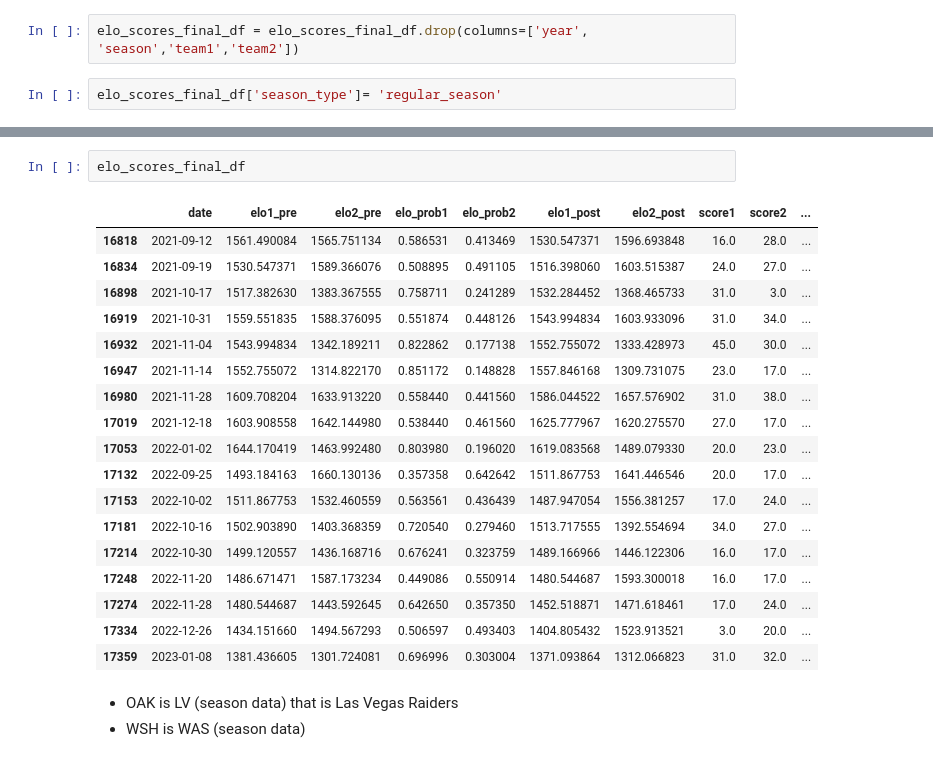
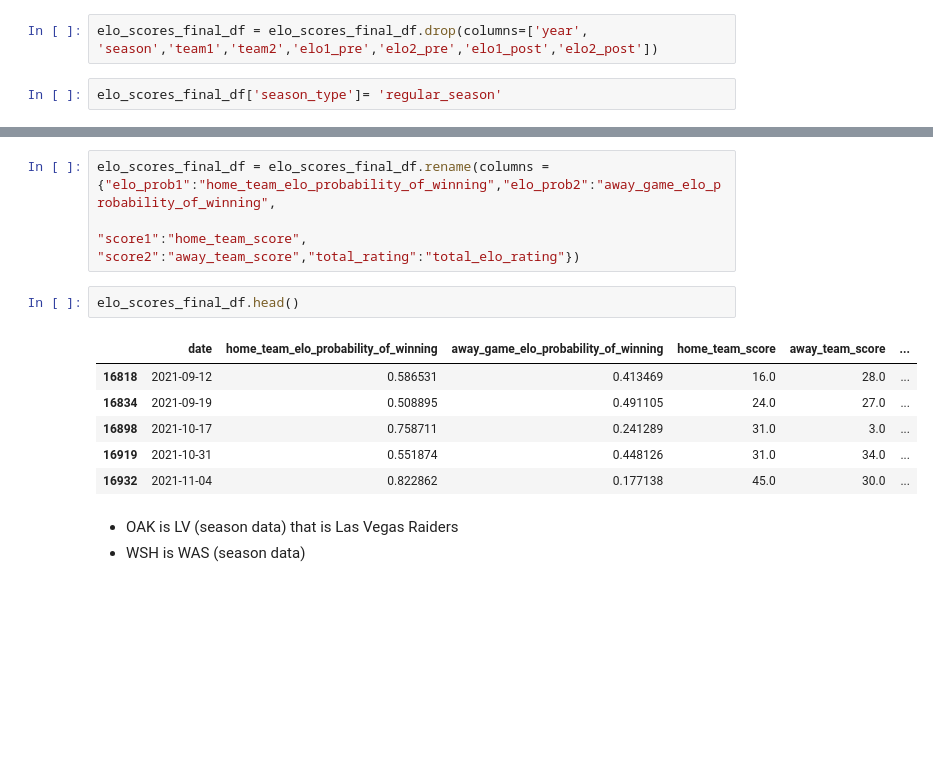
Before and after one commit to pondyasha/NFL_Attendence_Prediction, a Jupyter notebook: colts_analysis.ipynb, the cells around one changed output, grey strips where cells are left out. Saved outputs shown, nothing was run; the diff lists cells and outputs as text; blank space fills up the shorter version.

```diff
--- a/colts_analysis.ipynb
+++ b/colts_analysis.ipynb
@@ -202,6 +202,6 @@ elo_scores_final_df['year'] = elo_scores_final_df['season'].astype(str).str[-2:]
 # %%
 elo_scores_final_df['event_name'] = elo_scores_final_df['team1']+elo_scores_final_df['year'].astype(str)+elo_scores_final_df['team2']
 # %%
-elo_scores_final_df = elo_scores_final_df.drop(columns=['year', 'season','team1','team2'])
+elo_scores_final_df = elo_scores_final_df.drop(columns=['year', 'season','team1','team2','elo1_pre','elo2_pre','elo1_post','elo2_post'])
 # %%
 elo_scores_final_df['season_type']= 'regular_season'
@@ -208,24 +229,15 @@ elo_scores_final_df['season_type']= 'regular_season'
 # %%
-elo_scores_final_df
+elo_scores_final_df = elo_scores_final_df.rename(columns = {"elo_prob1":"home_team_elo_probability_of_winning","elo_prob2":"away_game_elo_probability_of_winning",
+                                                           "score1":"home_team_score", "score2":"away_team_score","total_rating":"total_elo_rating"})
-# %% [output]
-|  | date | elo1_pre | elo2_pre | elo_prob1 | elo_prob2 | elo1_post | elo2_post | score1 | score2 | ... |
-| 16818 | 2021-09-12 | 1561.490084 | 1565.751134 | 0.586531 | 0.413469 | 1530.547371 | 1596.693848 | 16.0 | 28.0 | ... |
-| 16834 | 2021-09-19 | 1530.547371 | 1589.366076 | 0.508895 | 0.491105 | 1516.398060 | 1603.515387 | 24.0 | 27.0 | ... |
-| 16898 | 2021-10-17 | 1517.382630 | 1383.367555 | 0.758711 | 0.241289 | 1532.284452 | 1368.465733 | 31.0 | 3.0 | ... |
-| 16919 | 2021-10-31 | 1559.551835 | 1588.376095 | 0.551874 | 0.448126 | 1543.994834 | 1603.933096 | 31.0 | 34.0 | ... |
-| 16932 | 2021-11-04 | 1543.994834 | 1342.189211 | 0.822862 | 0.177138 | 1552.755072 | 1333.428973 | 45.0 | 30.0 | ... |
-| 16947 | 2021-11-14 | 1552.755072 | 1314.822170 | 0.851172 | 0.148828 | 1557.846168 | 1309.731075 | 23.0 | 17.0 | ... |
-| 16980 | 2021-11-28 | 1609.708204 | 1633.913220 | 0.558440 | 0.441560 | 1586.044522 | 1657.576902 | 31.0 | 38.0 | ... |
-| 17019 | 2021-12-18 | 1603.908558 | 1642.144980 | 0.538440 | 0.461560 | 1625.777967 | 1620.275570 | 27.0 | 17.0 | ... |
-| 17053 | 2022-01-02 | 1644.170419 | 1463.992480 | 0.803980 | 0.196020 | 1619.083568 | 1489.079330 | 20.0 | 23.0 | ... |
-| 17132 | 2022-09-25 | 1493.184163 | 1660.130136 | 0.357358 | 0.642642 | 1511.867753 | 1641.446546 | 20.0 | 17.0 | ... |
-| 17153 | 2022-10-02 | 1511.867753 | 1532.460559 | 0.563561 | 0.436439 | 1487.947054 | 1556.381257 | 17.0 | 24.0 | ... |
-| 17181 | 2022-10-16 | 1502.903890 | 1403.368359 | 0.720540 | 0.279460 | 1513.717555 | 1392.554694 | 34.0 | 27.0 | ... |
-| 17214 | 2022-10-30 | 1499.120557 | 1436.168716 | 0.676241 | 0.323759 | 1489.166966 | 1446.122306 | 16.0 | 17.0 | ... |
-| 17248 | 2022-11-20 | 1486.671471 | 1587.173234 | 0.449086 | 0.550914 | 1480.544687 | 1593.300018 | 16.0 | 17.0 | ... |
-| 17274 | 2022-11-28 | 1480.544687 | 1443.592645 | 0.642650 | 0.357350 | 1452.518871 | 1471.618461 | 17.0 | 24.0 | ... |
-| 17334 | 2022-12-26 | 1434.151660 | 1494.567293 | 0.506597 | 0.493403 | 1404.805432 | 1523.913521 | 3.0 | 20.0 | ... |
-| 17359 | 2023-01-08 | 1381.436605 | 1301.724081 | 0.696996 | 0.303004 | 1371.093864 | 1312.066823 | 31.0 | 32.0 | ... |
+# %%
+elo_scores_final_df.head()
+# %% [output]
+|  | date | home_team_elo_probability_of_winning | away_game_elo_probability_of_winning | home_team_score | away_team_score | ... |
+| 16818 | 2021-09-12 | 0.586531 | 0.413469 | 16.0 | 28.0 | ... |
+| 16834 | 2021-09-19 | 0.508895 | 0.491105 | 24.0 | 27.0 | ... |
+| 16898 | 2021-10-17 | 0.758711 | 0.241289 | 31.0 | 3.0 | ... |
+| 16919 | 2021-10-31 | 0.551874 | 0.448126 | 31.0 | 34.0 | ... |
+| 16932 | 2021-11-04 | 0.822862 | 0.177138 | 45.0 | 30.0 | ... |
 # %% [markdown]
 * OAK is LV (season data) that is Las Vegas Raiders
 * WSH is WAS (season data)
```
Also changed, not shown: parts of 10 cells of this notebook.
